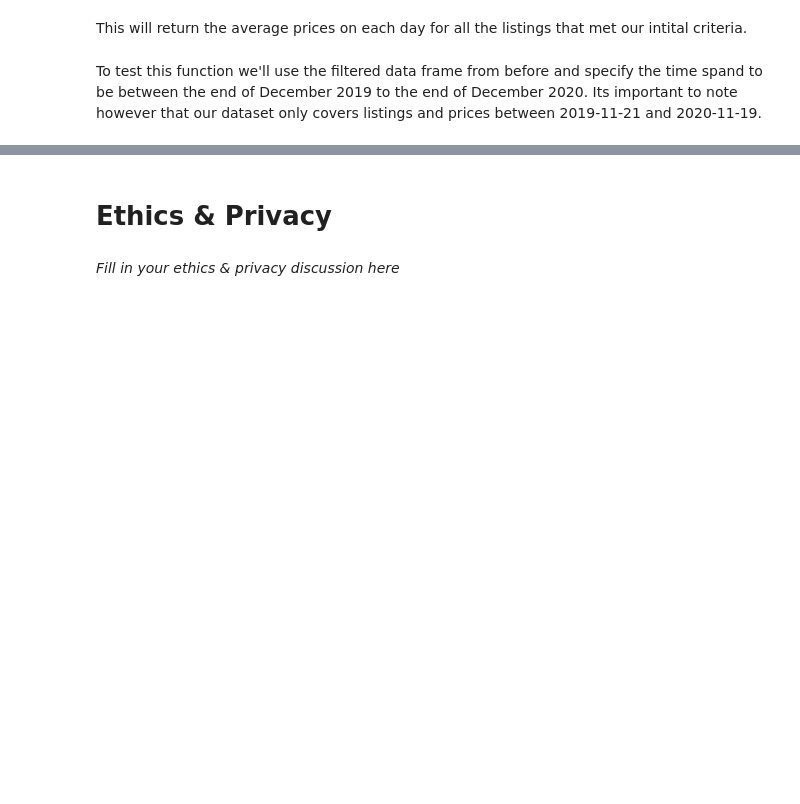
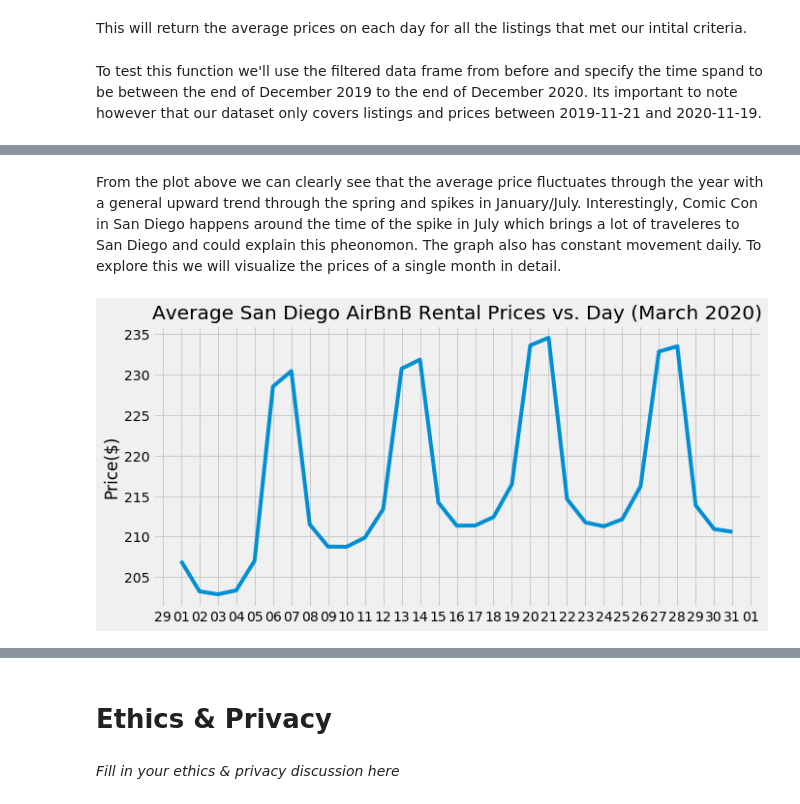
Before and after one commit to Shen-Andrew/Cogs108-Group-Project, a Jupyter notebook: FinalProject_group058.ipynb, the cells around one changed output, grey strips where cells are left out. Cells and saved outputs as stored; diff of their text form; code cells hidden in the pictures; blank space fills up the shorter version.

```diff
--- a/FinalProject_group058.ipynb
+++ b/FinalProject_group058.ipynb
@@ -275,0 +259,17 @@ Here is our series when plotted on a line graph
+# %% [markdown]
+From the plot above we can clearly see that the average price fluctuates through the year with a general upward trend through the spring and spikes in January/July. Interestingly, Comic Con in San Diego happens around the time of the spike in July which brings a lot of traveleres to San Diego and could explain this pheonomon. The graph also has constant movement daily. To explore this we will visualize the prices of a single month in detail.
+# %%
+# Create and plot time series of prices in march
+march_prices = avg_prices[avg_prices.index.month == 3]
+fig = plt.figure(figsize=(10, 5))
+days = mdates.DayLocator()
+days_fmt = mdates.DateFormatter('%d')
+plt.gca().xaxis.set_major_locator(days)
+plt.gca().xaxis.set_major_formatter(days_fmt)
+avg_prices = calendar.groupby("date").mean()["price"]
+plt.ylabel("Price($)")
+plt.title("Average San Diego AirBnB Rental Prices vs. Day (March 2020)")
+plt.plot(march_prices.index, march_prices);
+plt.savefig("plots/averagePrice.png")
+# %% [output]
+[figure, added]
```
Also changed, not shown: parts of 48 cells of this notebook, 2 other files.
